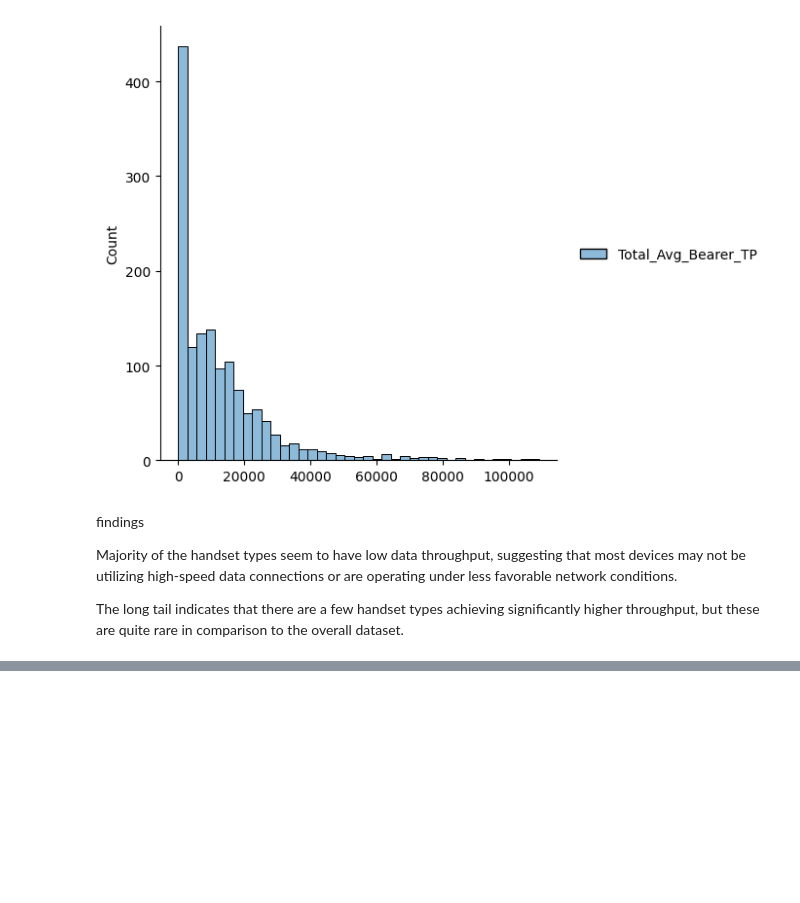
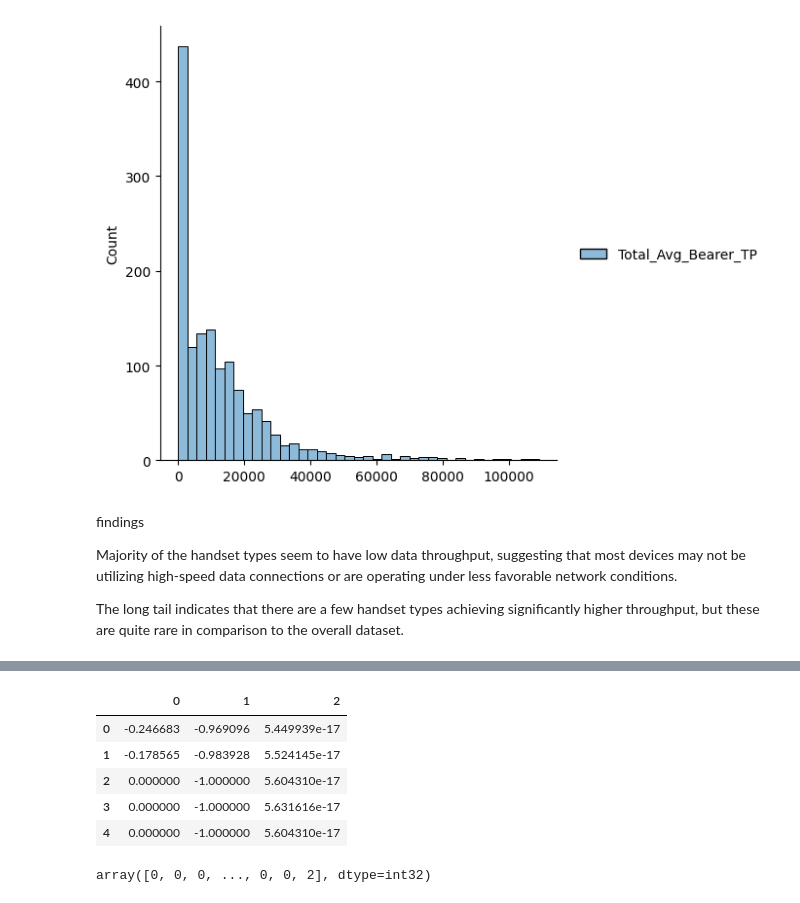
Before and after one commit to brook1167/Telecom-Analysis, a Jupyter notebook: notebooks/User_experience_analysis_task3.ipynb, the cells around one changed output, grey strips where cells are left out. Saved outputs shown, nothing was run; the diff lists cells and outputs as text; code cells hidden in the pictures; blank space fills up the shorter version.

```diff
--- a/notebooks/User_experience_analysis_task3.ipynb
+++ b/notebooks/User_experience_analysis_task3.ipynb
@@ -165,0 +212,15 @@ The long tail indicates that there are a few handset types achieving significant
+# %%
+data_normalized = normalize(scaled_array)
+pd.DataFrame(data_normalized).head(5)
+# %% [output]
+|  | 0 | 1 | 2 |
+| 0 | -0.246683 | -0.969096 | 5.449939e-17 |
+| 1 | -0.178565 | -0.983928 | 5.524145e-17 |
+| 2 | 0.000000 | -1.000000 | 5.604310e-17 |
+| 3 | 0.000000 | -1.000000 | 5.631616e-17 |
+| 4 | 0.000000 | -1.000000 | 5.604310e-17 |
+# %%
+kmeans = KMeans(n_clusters=3, random_state=0).fit(data_normalized)
+kmeans.labels_
+# %% [output]
+array([0, 0, 0, ..., 0, 0, 2], dtype=int32)
```
Also changed, not shown: parts of 4 cells of this notebook.
